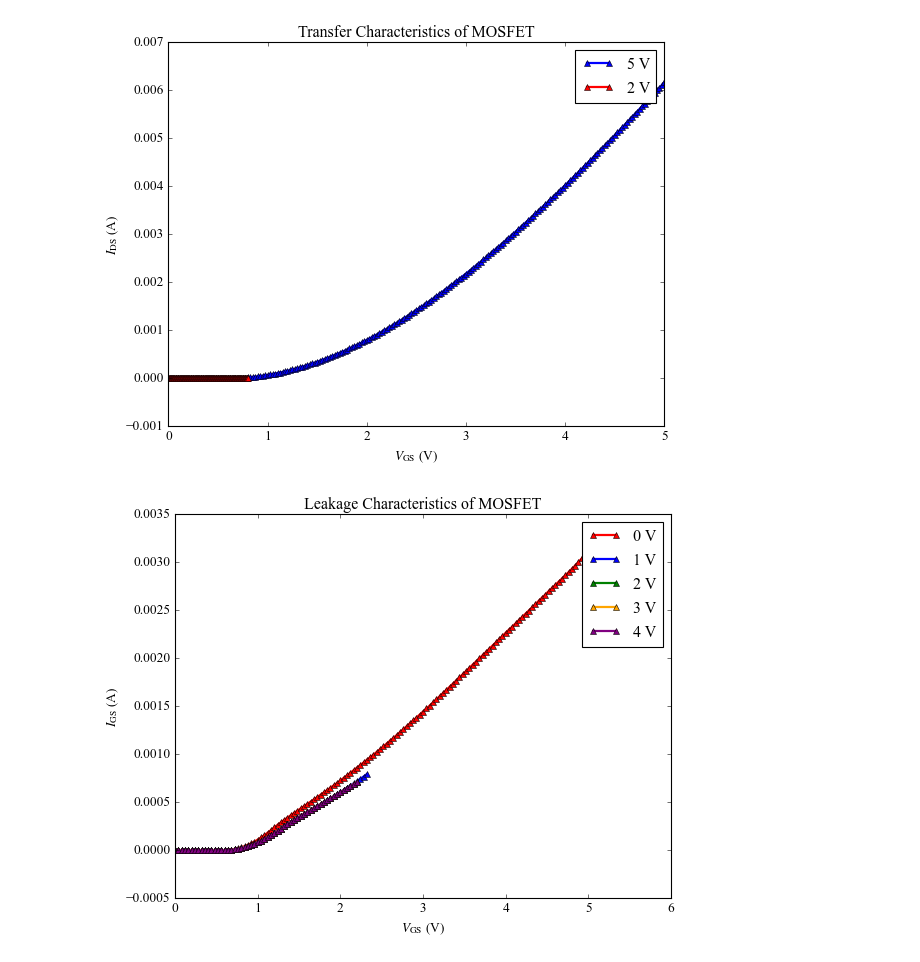
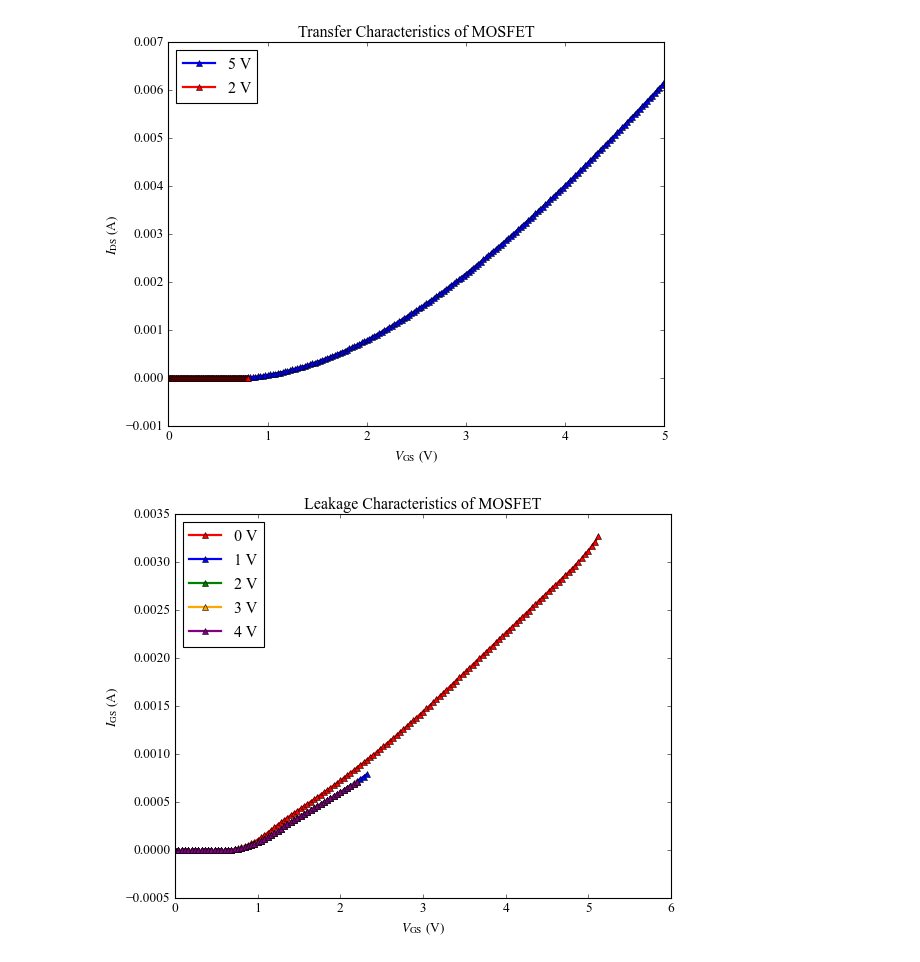
Before and after one commit to phamtrungkien8904/BachelorThesis, a Jupyter notebook: characterization.ipynb, the cells around one changed output. Cells and saved outputs as stored; diff of their text form; code cells hidden in the pictures.

```diff
--- a/characterization.ipynb
+++ b/characterization.ipynb
@@ -38,6 +38,17 @@ for label, data, color, marker in datasets_IDS_VDS:
 plt.xlabel(r"$V_\text{DS}$ (V)")
 plt.ylabel(r"$I_\text{DS}$ (A)")
 plt.title("Output Characteristics of MOSFET")
-plt.legend(frameon=True, loc='upper left')
+plt.legend(frameon=True, loc='upper left', numpoints=1)
 plt.show()
+
+for label, data, color, marker in datasets_IDS_VDS:
+    V_DS = data[:, 0]
+    R_DS = data[:, 5]
+    plt.semilogy(V_DS, R_DS, lw=2, label=label, color=color, marker=marker, linestyle='-')
+
+plt.xlabel(r"$V_\text{DS}$ (V)")
+plt.ylabel(r"$R_\text{DS}$ ($\Omega$)")
+plt.title("Drain Source Resistance of MOSFET")
+plt.legend(frameon=True, loc='upper left', numpoints=1)
+plt.show()
 # %% [output]
@@ -55,27 +67,27 @@ for label, data, color in datasets_IDS_VGS:
 plt.xlabel(r"$V_\text{GS}$ (V)")
 plt.ylabel(r"$I_\text{DS}$ (A)")
 plt.title("Transfer Characteristics of MOSFET")
-plt.legend()
+plt.legend(frameon=True, loc='upper left', numpoints=1)
 plt.show()
 # %% [output]
-[figure, old version]
+[figure, new version]
 # %%
 datasets_IGS_VGS = [
     ("0 V", data6, 'red'),
     ("1 V", data7, 'blue'),
     ("2 V", data8, 'green'),
     ("3 V", data9, 'orange'),
     ("4 V", data10, 'purple'),
 ]
 for label, data, color in datasets_IGS_VGS:
     V_GS = data[:, 0]
     I_GS = data[:, 1]
     plt.plot(V_GS, I_GS, lw=2, label=label, color=color, marker='^')
 
 plt.xlabel(r"$V_\text{GS}$ (V)")
 plt.ylabel(r"$I_\text{GS}$ (A)")
 plt.title("Leakage Characteristics of MOSFET")
-plt.legend()
+plt.legend(frameon=True, loc='upper left', numpoints=1)
 plt.show()
 # %% [output]
-[figure, old version]
+[figure, new version]
```
Also changed, not shown: parts of 1 cell of this notebook.
